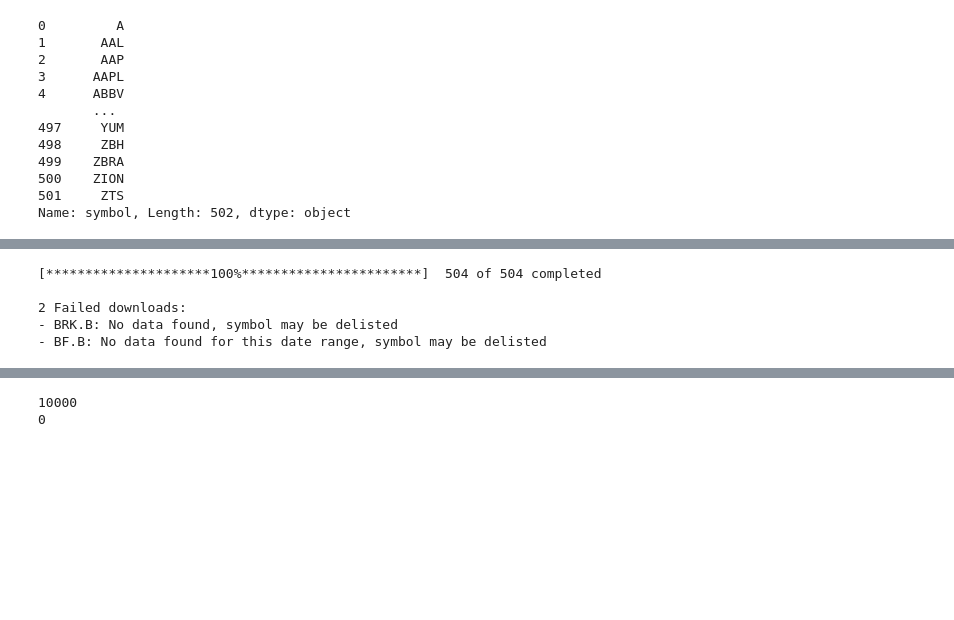
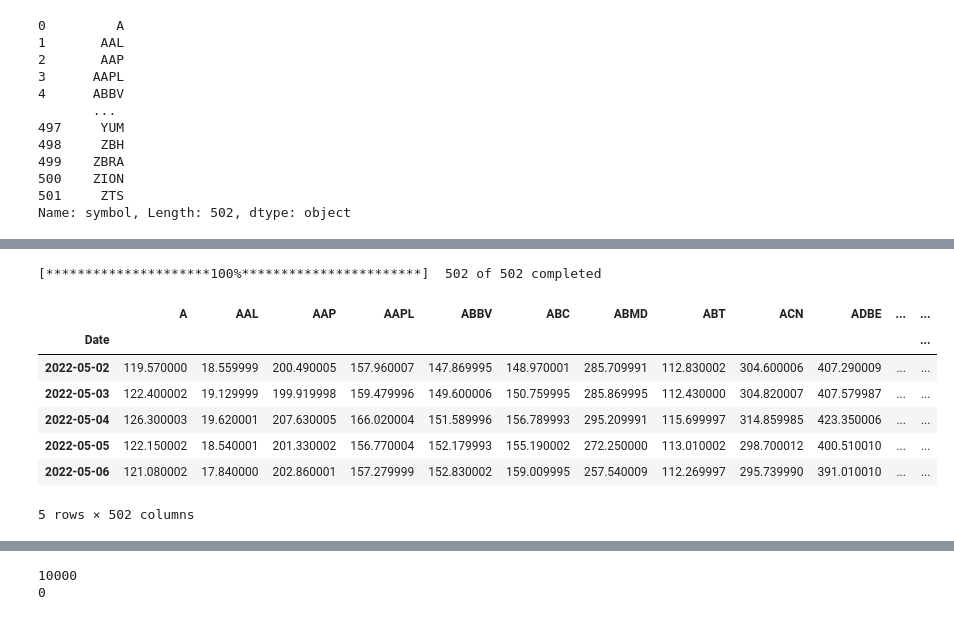
Before and after one commit to AndreasPalmgren/twitter-sentiment, a Jupyter notebook: twitter_sentiment.ipynb, the cells around one changed output, grey strips where cells are left out. Cells and saved outputs as stored; diff of their text form; code cells hidden in the pictures; blank space fills up the shorter version.

```diff
--- a/twitter_sentiment.ipynb
+++ b/twitter_sentiment.ipynb
@@ -358,11 +358,18 @@ df_weights
 # %%
 import yfinance as yf
-dt = yf.download(stock_list["symbol"].tolist(), "2022-05-03", "2022-05-07")
+dt = yf.download(stock_list.tolist(), "2022-05-03", "2022-05-07")['Close']
+
+#dt = dt
+dt
 # %% [output]
-[*********************100%***********************]  504 of 504 completed
-
-2 Failed downloads:
-- BRK.B: No data found, symbol may be delisted
-- BF.B: No data found for this date range, symbol may be delisted
+[*********************100%***********************]  502 of 502 completed
+|  | A | AAL | AAP | AAPL | ABBV | ABC | ABMD | ABT | ACN | ADBE | ... | ... |
+| Date |  |  |  |  |  |  |  |  |  |  |  | ... |
+| 2022-05-02 | 119.570000 | 18.559999 | 200.490005 | 157.960007 | 147.869995 | 148.970001 | 285.709991 | 112.830002 | 304.600006 | 407.290009 | ... | ... |
+| 2022-05-03 | 122.400002 | 19.129999 | 199.919998 | 159.479996 | 149.600006 | 150.759995 | 285.869995 | 112.430000 | 304.820007 | 407.579987 | ... | ... |
+| 2022-05-04 | 126.300003 | 19.620001 | 207.630005 | 166.020004 | 151.589996 | 156.789993 | 295.209991 | 115.699997 | 314.859985 | 423.350006 | ... | ... |
+| 2022-05-05 | 122.150002 | 18.540001 | 201.330002 | 156.770004 | 152.179993 | 155.190002 | 272.250000 | 113.010002 | 298.700012 | 400.510010 | ... | ... |
+| 2022-05-06 | 121.080002 | 17.840000 | 202.860001 | 157.279999 | 152.830002 | 159.009995 | 257.540009 | 112.269997 | 295.739990 | 391.010010 | ... | ... |
+5 rows × 502 columns
 # %%
 df_weights = pd.read_csv('data/weights.csv')
```
Also changed, not shown: parts of 13 cells of this notebook, 6 other files.
